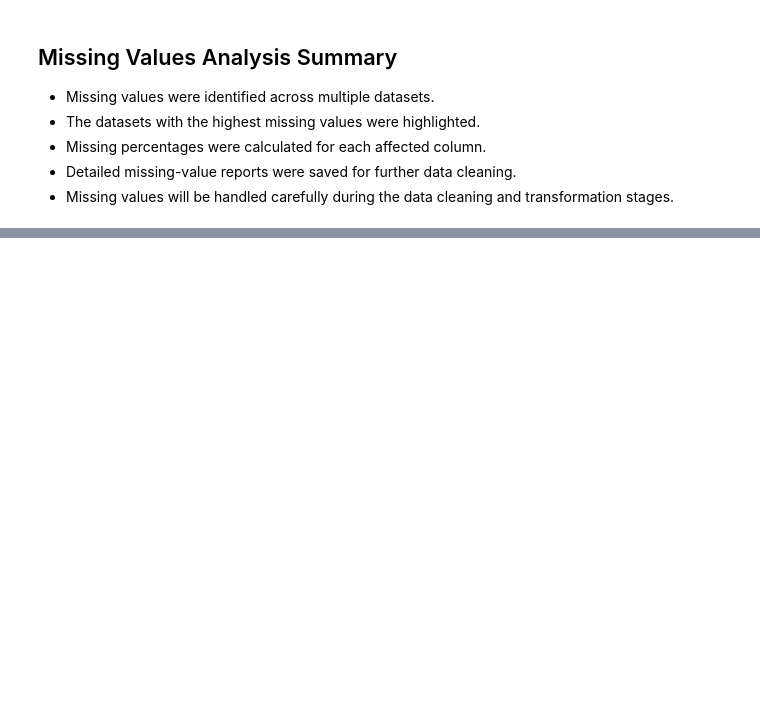
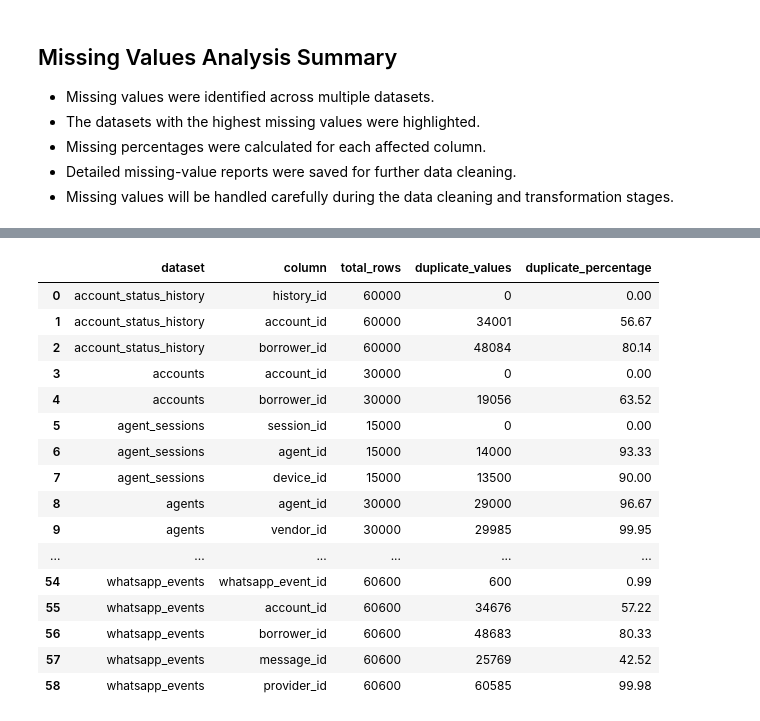
Before and after one commit to Rohit3435/Data_Analyst_Assignment, a Jupyter notebook: Data_Analyst_Project.ipynb, the cells around one changed output, grey strips where cells are left out. Saved outputs shown, nothing was run; the diff lists cells and outputs as text; code cells hidden in the pictures; blank space fills up the shorter version.

Commit message:
Complete Step 9: Duplicate Records Analysis

```diff
--- a/Data_Analyst_Project.ipynb
+++ b/Data_Analyst_Project.ipynb
@@ -960,0 +1003,49 @@ missing_detail_df
+# %%
+identifier_duplicate_records = []
+
+for dataset_name, df in data.items():
+
+    possible_id_columns = [
+        column for column in df.columns
+        if column.lower().endswith("_id")
+        or column.lower() == "id"
+    ]
+
+    for column in possible_id_columns:
+
+        duplicate_count = df[column].duplicated().sum()
+
+        identifier_duplicate_records.append({
+            "dataset": dataset_name,
+            "column": column,
+            "total_rows": len(df),
+            "duplicate_values": duplicate_count,
+            "duplicate_percentage": round(
+                (duplicate_count / len(df)) * 100,
+                2
+            ) if len(df) > 0 else 0
+        })
+
+identifier_duplicates_df = pd.DataFrame(
+    identifier_duplicate_records
+)
+
+identifier_duplicates_df
+# %% [output]
+|  | dataset | column | total_rows | duplicate_values | duplicate_percentage |
+| 0 | account_status_history | history_id | 60000 | 0 | 0.00 |
+| 1 | account_status_history | account_id | 60000 | 34001 | 56.67 |
+| 2 | account_status_history | borrower_id | 60000 | 48084 | 80.14 |
+| 3 | accounts | account_id | 30000 | 0 | 0.00 |
+| 4 | accounts | borrower_id | 30000 | 19056 | 63.52 |
+| 5 | agent_sessions | session_id | 15000 | 0 | 0.00 |
+| 6 | agent_sessions | agent_id | 15000 | 14000 | 93.33 |
+| 7 | agent_sessions | device_id | 15000 | 13500 | 90.00 |
+| 8 | agents | agent_id | 30000 | 29000 | 96.67 |
+| 9 | agents | vendor_id | 30000 | 29985 | 99.95 |
+| ... | ... | ... | ... | ... | ... |
+| 54 | whatsapp_events | whatsapp_event_id | 60600 | 600 | 0.99 |
+| 55 | whatsapp_events | account_id | 60600 | 34676 | 57.22 |
+| 56 | whatsapp_events | borrower_id | 60600 | 48683 | 80.33 |
+| 57 | whatsapp_events | message_id | 60600 | 25769 | 42.52 |
+| 58 | whatsapp_events | provider_id | 60600 | 60585 | 99.98 |
```
Also changed, not shown: parts of 4 cells of this notebook, 2 other files.
